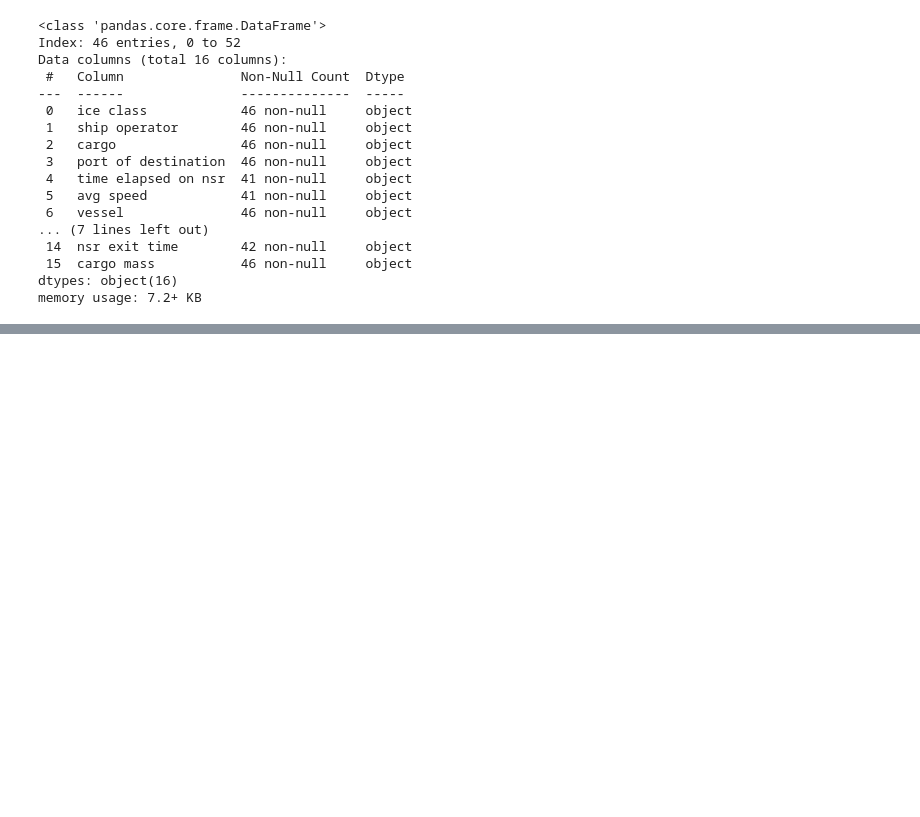
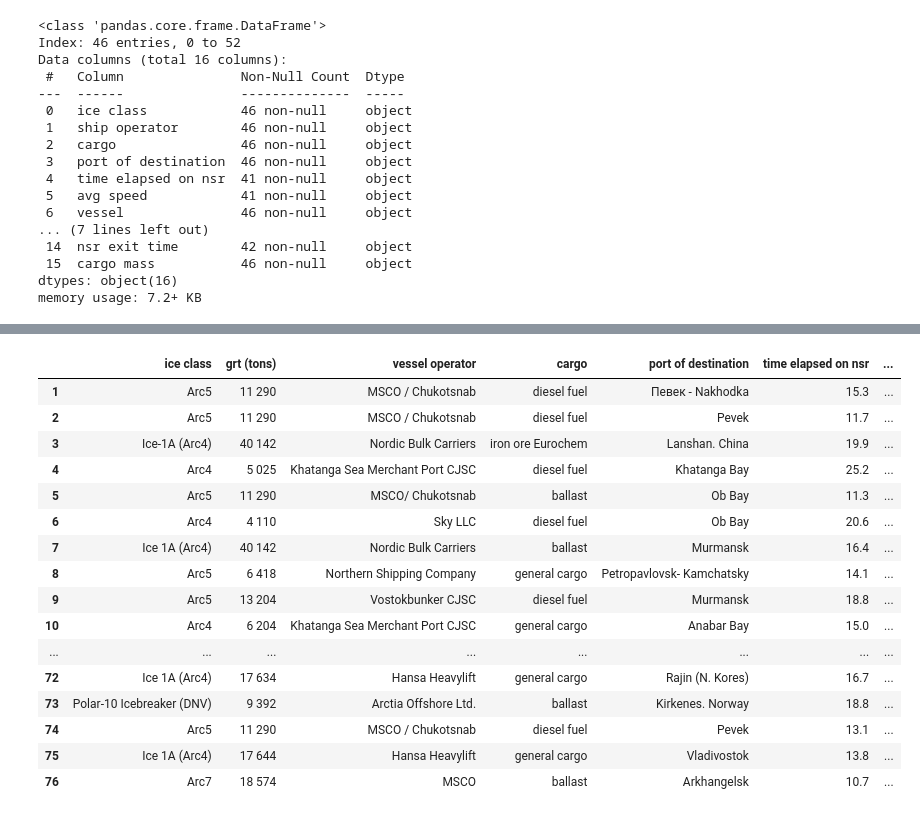
Before and after one commit to csmith454/nsr-project, a Jupyter notebook: nsr_data_wrangling.ipynb, the cells around one changed output, grey strips where cells are left out. Drawn from its saved outputs; the diff is of its cells as text; code cells hidden in the pictures; blank space fills up the shorter version.

```diff
--- a/nsr_data_wrangling.ipynb
+++ b/nsr_data_wrangling.ipynb
@@ -482,6 +499,25 @@ df_2012
 | 50 | Ice 1A (Arc4) | LANCE SHIPPING S.A | [66, 342 т.. 134 738.5 м3. LNG] | Tobata. Japan | 9.0 | 12.5 | LNG Ob River | ... |
 | 51 | Polar-10 Icebreaker (DNV) | Arctia Offshore Ltd. | [Ballast Full Displacement 12 800... | Denmark | NaN | NaN | icebreaker "Nordica" | ... |
 | 52 | Polar-10 Icebreaker (DNV) | Arctia Offshore Ltd. | [Ballast Full Displacement 12 811... | Denmark | NaN | NaN | icebreaker "Fennica" | ... |
+# %%
+# cargo was split up for 'cargo mass'
+# need to pull out only type of cargo
+# cells will be in list form
+#     if cargo is for ballast then first item will not begin with a number
+
+for index, cell in df_2012['cargo'].items():
+    if not cell[0][0].isnumeric():
+        df_2012.loc[index, 'cargo'] = 'ballast'
+    else:
+        df_2012.loc[index,'cargo'] = cell[1]
+
+# remove leftover ton units
+
+df_2012['cargo'] = df_2012['cargo'].str.split(n=1)
+
+df_2012['cargo'] = [ cell[-1] for index, cell in df_2012['cargo'].items()]
+
+df_2012.loc[3,'cargo'] = 'iron ore concentrate'
 # %%
 df_2012.info()
 # %% [output]
@@ -555,10 +699,10 @@ df_2013.drop('vessel and flag', axis=1,inplace=True)
 df_2013[['starting port','starting date','starting time']] = df_2013['port and date of departure'].str.split(n=2,expand=True)
 df_2013.drop('port and date of departure',axis=1,inplace=True)
 
-df_2013[['entry date','entry time','nsr entry location']] = df_2013['entry to nsr'].str.split(n=2,expand=True)
+df_2013[['nsr entry date','nsr entry time','nsr entry location']] = df_2013['entry to nsr'].str.split(n=2,expand=True)
 df_2013.drop('entry to nsr',axis=1,inplace=True)
 
-df_2013[['exit date','exit time','nsr exit location']] = df_2013['exit from nsr'].str.split(n=2,expand=True)
+df_2013[['nsr exit date','nsr exit time','nsr exit location']] = df_2013['exit from nsr'].str.split(n=2,expand=True)
 df_2013.drop('exit from nsr',axis=1,inplace=True)
 
 df_2013.head()
@@ -564,0 +716,33 @@ df_2013.head()
+# %%
+# split cargo into cargo and cargo mass
+
+# create lambda function to run r split or l split based off of first character
+df_2013['cargo'] = df_2013['cargo'].apply(lambda c : str(c).rsplit('tones',maxsplit=1) if str(c)[0].isnumeric() else str(c).split(maxsplit=1))
+
+for index, cell in df_2013['cargo'].items():
+    if not cell[0][0].isnumeric():
+        df_2013.loc[index, 'cargo'] = 'ballast'
+        df_2013.loc[index,'cargo mass'] = cell[-1]
+    else:
+        df_2013.loc[index,'cargo'] = cell[-1]
+        df_2013.loc[index,'cargo mass'] = cell[0]
+# %%
+df_2013
+# %% [output]
+|  | ice class | grt (tons) | vessel operator | cargo | port of destination | time elapsed on nsr | ... |
+| 1 | Arc5 | 11 290 | MSCO / Chukotsnab | diesel fuel | Певек - Nakhodka | 15.3 | ... |
+| 2 | Arc5 | 11 290 | MSCO / Chukotsnab | diesel fuel | Pevek | 11.7 | ... |
+| 3 | Ice-1A (Arc4) | 40 142 | Nordic Bulk Carriers | iron ore Eurochem | Lanshan. China | 19.9 | ... |
+| 4 | Arc4 | 5 025 | Khatanga Sea Merchant Port CJSC | diesel fuel | Khatanga Bay | 25.2 | ... |
+| 5 | Arc5 | 11 290 | MSCO/ Chukotsnab | ballast | Ob Bay | 11.3 | ... |
+| 6 | Arc4 | 4 110 | Sky LLC | diesel fuel | Ob Bay | 20.6 | ... |
+| 7 | Ice 1A (Arc4) | 40 142 | Nordic Bulk Carriers | ballast | Murmansk | 16.4 | ... |
+| 8 | Arc5 | 6 418 | Northern Shipping Company | general cargo | Petropavlovsk- Kamchatsky | 14.1 | ... |
+| 9 | Arc5 | 13 204 | Vostokbunker CJSC | diesel fuel | Murmansk | 18.8 | ... |
+| 10 | Arc4 | 6 204 | Khatanga Sea Merchant Port CJSC | general cargo | Anabar Bay | 15.0 | ... |
+| ... | ... | ... | ... | ... | ... | ... | ... |
+| 72 | Ice 1A (Arc4) | 17 634 | Hansa Heavylift | general cargo | Rajin (N. Kores) | 16.7 | ... |
+| 73 | Polar-10 Icebreaker (DNV) | 9 392 | Arctia Offshore Ltd. | ballast | Kirkenes. Norway | 18.8 | ... |
+| 74 | Arc5 | 11 290 | MSCO / Chukotsnab | diesel fuel | Pevek | 13.1 | ... |
+| 75 | Ice 1A (Arc4) | 17 644 | Hansa Heavylift | general cargo | Vladivostok | 13.8 | ... |
+| 76 | Arc7 | 18 574 | MSCO | ballast | Arkhangelsk | 10.7 | ... |
```
Also changed, not shown: parts of 20 cells of this notebook.
